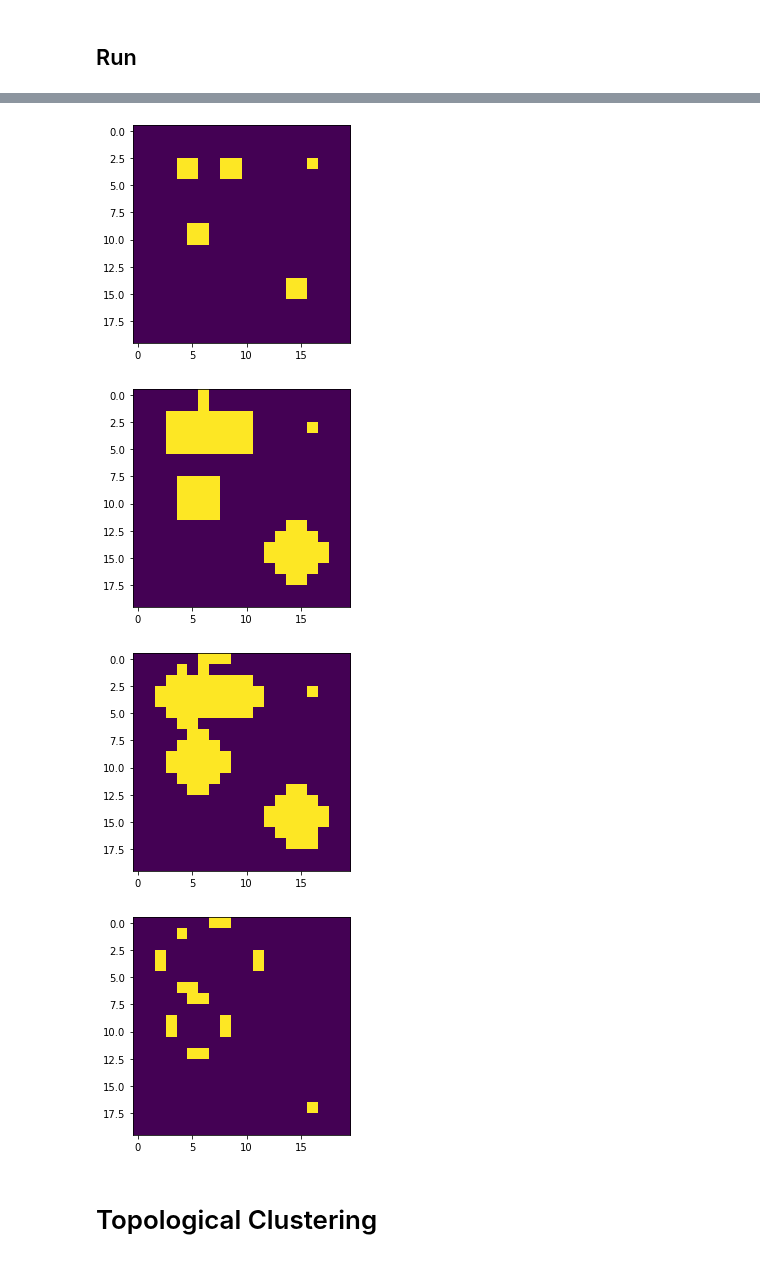
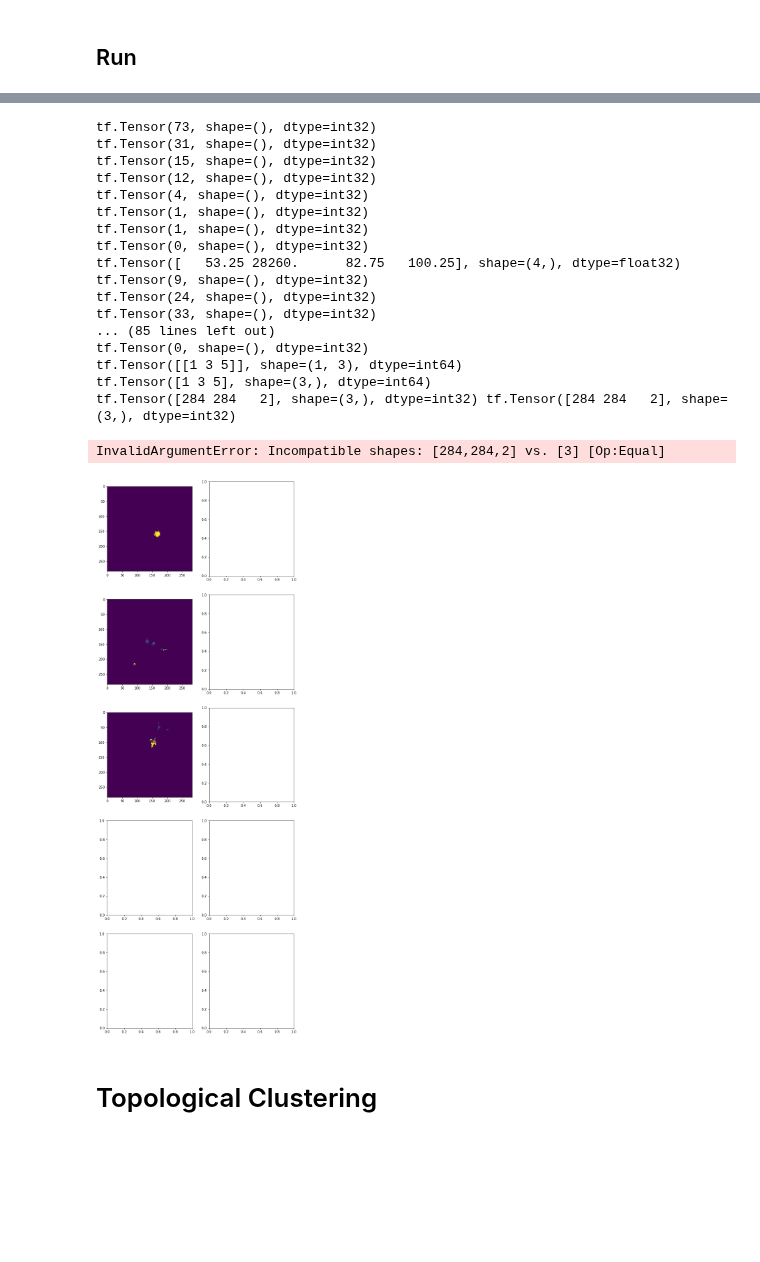
Before and after one commit to mollyhjorthjensen/DREAM, a Jupyter notebook: Analysis/clustering.ipynb, the cells around one changed output, grey strips where cells are left out. Saved outputs shown, nothing was run; the diff lists cells and outputs as text; code cells hidden in the pictures; blank space fills up the shorter version.

```diff
--- a/Analysis/clustering.ipynb
+++ b/Analysis/clustering.ipynb
@@ -42,6 +47,11 @@ def parser_fn(proto):
     deserialized = {k: (tf.sparse.to_dense(sparse_ops.deserialize_sparse(v, K.floatx()))
                         if k != 'eventId' else v) for k,v in serialized.items()}
     [deserialized[k].set_shape(feature_shape[k]) for k in deserialized.keys()]
+    x = deserialized['image']
+    x = tf.expand_dims(x, axis=0)
+    x = K.pool2d(x, pool_size=(2, 2), strides=(2, 2), padding='same', pool_mode='avg')
+    deserialized['image'] = x[0]
+
     return deserialized
 # %% [markdown]
 ## Run
@@ -55,5 +83,0 @@ print(dataset)
-# %%
-import matplotlib.pyplot as plt
-for parsed_record in dataset.take(1):
-    plt.imshow(parsed_record['image'][:,:,0])
-    print('ciao')
@@ -94,17 +84,55 @@ np.shape(B)
-# %%
-plt.imshow(A > TSEED)
-plt.show()
-plt.imshow(A > TNEIGHBOR)
-plt.show()
-plt.imshow(A > TCELL)
-plt.show()
-plt.imshow((A > TCELL) & (A <= TNEIGHBOR))
-plt.show()
-# %% [output]
-[figure, removed]
-[figure, removed]
-[figure, removed]
-[figure, removed]
+# %%
+import matplotlib.pyplot as plt
+fig, ax = plt.subplots(ncols=2, nrows=5, figsize=(10, 30))
+i = 0
+for parsed_record in dataset.take(5):
+#     plt.imshow(parsed_record['image'][:,:,0])
+#     plt.colorbar()
+#     print(parsed_record['labels'])
+    output = cluster_maker(parsed_record)
+    A = output['proto'].numpy()
+    A1 = A[A[...,3] == 0][...,:3]
+    A2 = A[A[...,3] == 1][...,:3]
+    # A1 = np.unique(A1, axis=0)
+    # A2 = np.unique(A2, axis=0)
+    # print(A1)
+    sp = tf.SparseTensor(A1[...,1:3], A1[...,0], dense_shape=[HEIGHT,WIDTH])
+    A1_dense = tf.sparse.to_dense(tf.sparse.reorder(sp))
+    ax[i][0].imshow(A1_dense)
+
+    output2 = cluster_splitter(output)
+#     A = output['cluster'].numpy()
+#     A1 = A[A[...,3] == 0][...,:3]
+#     A2 = A[A[...,3] == 1][...,:3]
+#     # A1 = np.unique(A1, axis=0)
+#     # A2 = np.unique(A2, axis=0)
+#     # print(A1)
+#     sp = tf.SparseTensor(A1[...,1:3], A1[...,0], dense_shape=[HEIGHT,WIDTH])
+#     A1_dense = tf.sparse.to_dense(tf.sparse.reorder(sp))
+#     ax[i][1].imshow(A1_dense)
+
+
+    i += 1
+# %% [output]
+tf.Tensor(73, shape=(), dtype=int32)
+tf.Tensor(31, shape=(), dtype=int32)
+tf.Tensor(15, shape=(), dtype=int32)
+tf.Tensor(12, shape=(), dtype=int32)
+tf.Tensor(4, shape=(), dtype=int32)
+tf.Tensor(1, shape=(), dtype=int32)
+tf.Tensor(1, shape=(), dtype=int32)
+tf.Tensor(0, shape=(), dtype=int32)
+tf.Tensor([   53.25 28260.      82.75   100.25], shape=(4,), dtype=float32)
+tf.Tensor(9, shape=(), dtype=int32)
+tf.Tensor(24, shape=(), dtype=int32)
+tf.Tensor(33, shape=(), dtype=int32)
+... (85 lines left out)
+tf.Tensor(0, shape=(), dtype=int32)
+tf.Tensor([[1 3 5]], shape=(1, 3), dtype=int64)
+tf.Tensor([1 3 5], shape=(3,), dtype=int64)
+tf.Tensor([284 284   2], shape=(3,), dtype=int32) tf.Tensor([284 284   2], shape=(3,), dtype=int32)
+InvalidArgumentError: Incompatible shapes: [284,284,2] vs. [3] [Op:Equal]
+[figure, added]
 # %% [markdown]
 # Topological Clustering
 # %% [markdown]
```
Also changed, not shown: parts of 31 cells of this notebook.
